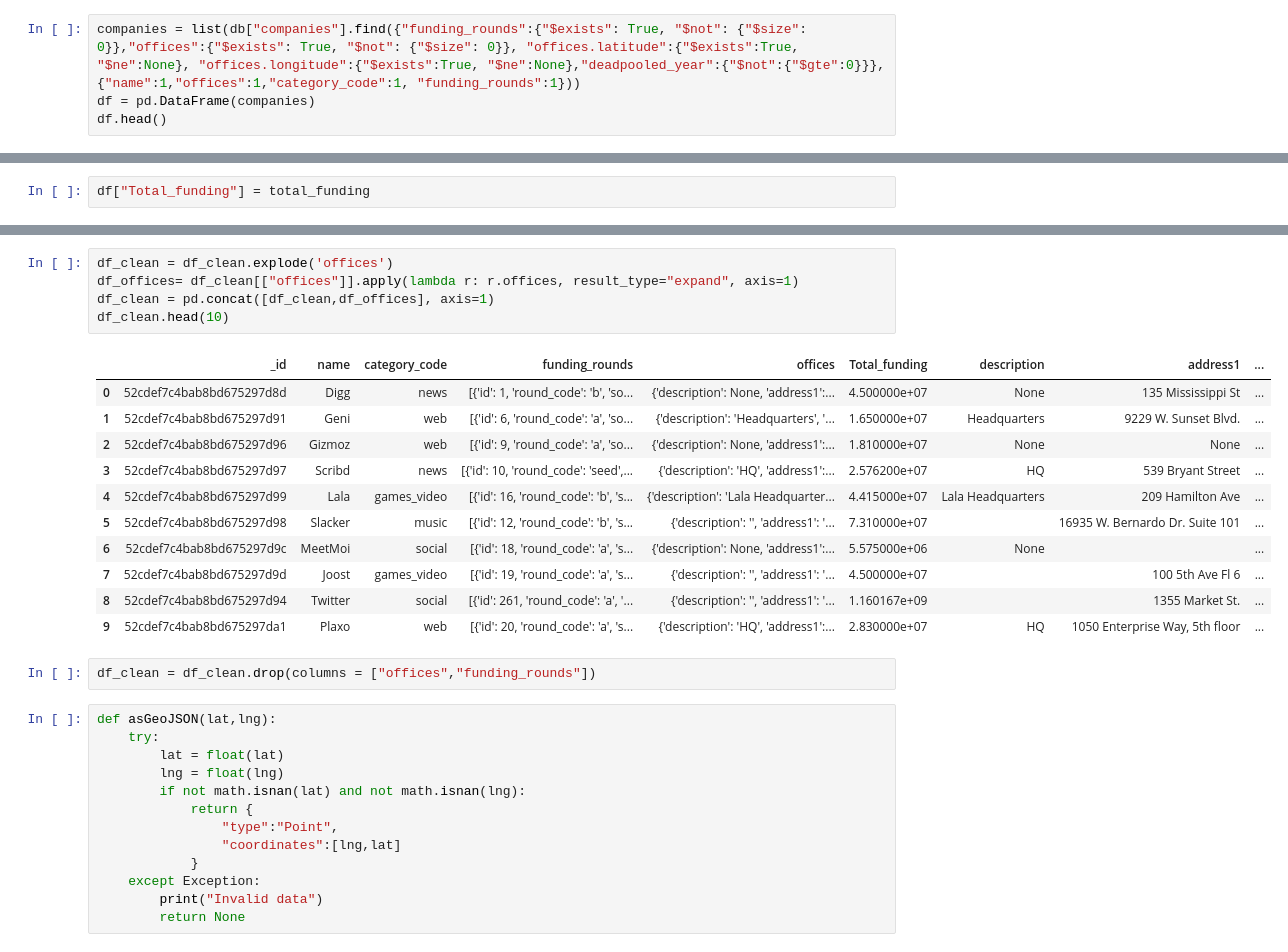
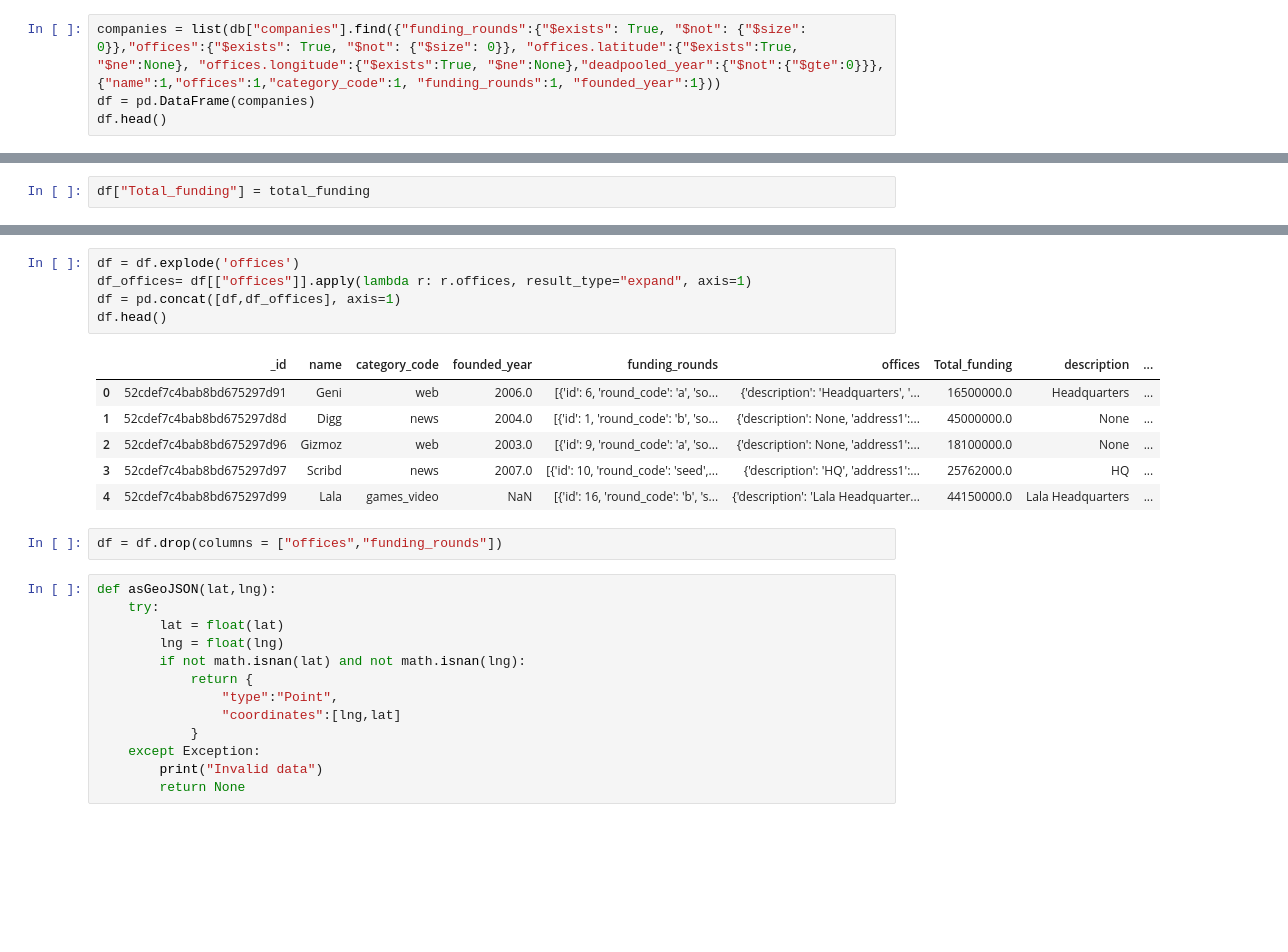
Before and after one commit to jmpchamizo/Locations, a Jupyter notebook: Project.ipynb, the cells around one changed output, grey strips where cells are left out. Saved outputs shown, nothing was run; the diff lists cells and outputs as text; blank space fills up the shorter version.

```diff
--- a/Project.ipynb
+++ b/Project.ipynb
@@ -34,7 +12,7 @@ db = client.get_database()
 # %% [markdown]
 ## Filtamos por documentos que tengan los campos funding_round y offices no vacio, que no hayan quebrado
 # %%
-companies = list(db["companies"].find({"funding_rounds":{"$exists": True, "$not": {"$size": 0}},"offices":{"$exists": True, "$not": {"$size": 0}}, "offices.latitude":{"$exists":True, "$ne":None}, "offices.longitude":{"$exists":True, "$ne":None},"deadpooled_year":{"$not":{"$gte":0}}},{"name":1,"offices":1,"category_code":1, "funding_rounds":1}))
+companies = list(db["companies"].find({"funding_rounds":{"$exists": True, "$not": {"$size": 0}},"offices":{"$exists": True, "$not": {"$size": 0}}, "offices.latitude":{"$exists":True, "$ne":None}, "offices.longitude":{"$exists":True, "$ne":None},"deadpooled_year":{"$not":{"$gte":0}}},{"name":1,"offices":1,"category_code":1, "funding_rounds":1, "founded_year":1}))
 df = pd.DataFrame(companies)
 df.head()
 # %% [output]
@@ -84,22 +45,17 @@ df_clean
 # %%
-df_clean = df_clean.explode('offices')
-df_offices= df_clean[["offices"]].apply(lambda r: r.offices, result_type="expand", axis=1)
-df_clean = pd.concat([df_clean,df_offices], axis=1)
-df_clean.head(10)
+df = df.explode('offices')
+df_offices= df[["offices"]].apply(lambda r: r.offices, result_type="expand", axis=1)
+df = pd.concat([df,df_offices], axis=1)
+df.head()
 # %% [output]
-|  | _id | name | category_code | funding_rounds | offices | Total_funding | description | address1 | ... |
-| 0 | 52cdef7c4bab8bd675297d8d | Digg | news | [{'id': 1, 'round_code': 'b', 'so... | {'description': None, 'address1':... | 4.500000e+07 | None | 135 Mississippi St | ... |
-| 1 | 52cdef7c4bab8bd675297d91 | Geni | web | [{'id': 6, 'round_code': 'a', 'so... | {'description': 'Headquarters', '... | 1.650000e+07 | Headquarters | 9229 W. Sunset Blvd. | ... |
-| 2 | 52cdef7c4bab8bd675297d96 | Gizmoz | web | [{'id': 9, 'round_code': 'a', 'so... | {'description': None, 'address1':... | 1.810000e+07 | None | None | ... |
-| 3 | 52cdef7c4bab8bd675297d97 | Scribd | news | [{'id': 10, 'round_code': 'seed',... | {'description': 'HQ', 'address1':... | 2.576200e+07 | HQ | 539 Bryant Street | ... |
-| 4 | 52cdef7c4bab8bd675297d99 | Lala | games_video | [{'id': 16, 'round_code': 'b', 's... | {'description': 'Lala Headquarter... | 4.415000e+07 | Lala Headquarters | 209 Hamilton Ave | ... |
-| 5 | 52cdef7c4bab8bd675297d98 | Slacker | music | [{'id': 12, 'round_code': 'b', 's... | {'description': '', 'address1': '... | 7.310000e+07 |  | 16935 W. Bernardo Dr. Suite 101 | ... |
-| 6 | 52cdef7c4bab8bd675297d9c | MeetMoi | social | [{'id': 18, 'round_code': 'a', 's... | {'description': None, 'address1':... | 5.575000e+06 | None |  | ... |
-| 7 | 52cdef7c4bab8bd675297d9d | Joost | games_video | [{'id': 19, 'round_code': 'a', 's... | {'description': '', 'address1': '... | 4.500000e+07 |  | 100 5th Ave Fl 6 | ... |
-| 8 | 52cdef7c4bab8bd675297d94 | Twitter | social | [{'id': 261, 'round_code': 'a', '... | {'description': '', 'address1': '... | 1.160167e+09 |  | 1355 Market St. | ... |
-| 9 | 52cdef7c4bab8bd675297da1 | Plaxo | web | [{'id': 20, 'round_code': 'a', 's... | {'description': 'HQ', 'address1':... | 2.830000e+07 | HQ | 1050 Enterprise Way, 5th floor | ... |
+|  | _id | name | category_code | founded_year | funding_rounds | offices | Total_funding | description | ... |
+| 0 | 52cdef7c4bab8bd675297d91 | Geni | web | 2006.0 | [{'id': 6, 'round_code': 'a', 'so... | {'description': 'Headquarters', '... | 16500000.0 | Headquarters | ... |
+| 1 | 52cdef7c4bab8bd675297d8d | Digg | news | 2004.0 | [{'id': 1, 'round_code': 'b', 'so... | {'description': None, 'address1':... | 45000000.0 | None | ... |
+| 2 | 52cdef7c4bab8bd675297d96 | Gizmoz | web | 2003.0 | [{'id': 9, 'round_code': 'a', 'so... | {'description': None, 'address1':... | 18100000.0 | None | ... |
+| 3 | 52cdef7c4bab8bd675297d97 | Scribd | news | 2007.0 | [{'id': 10, 'round_code': 'seed',... | {'description': 'HQ', 'address1':... | 25762000.0 | HQ | ... |
+| 4 | 52cdef7c4bab8bd675297d99 | Lala | games_video | NaN | [{'id': 16, 'round_code': 'b', 's... | {'description': 'Lala Headquarter... | 44150000.0 | Lala Headquarters | ... |
 # %%
-df_clean = df_clean.drop(columns = ["offices","funding_rounds"])
+df = df.drop(columns = ["offices","funding_rounds"])
 # %%
 def asGeoJSON(lat,lng):
     try:
```
Also changed, not shown: parts of 46 cells of this notebook, 4 other files.
